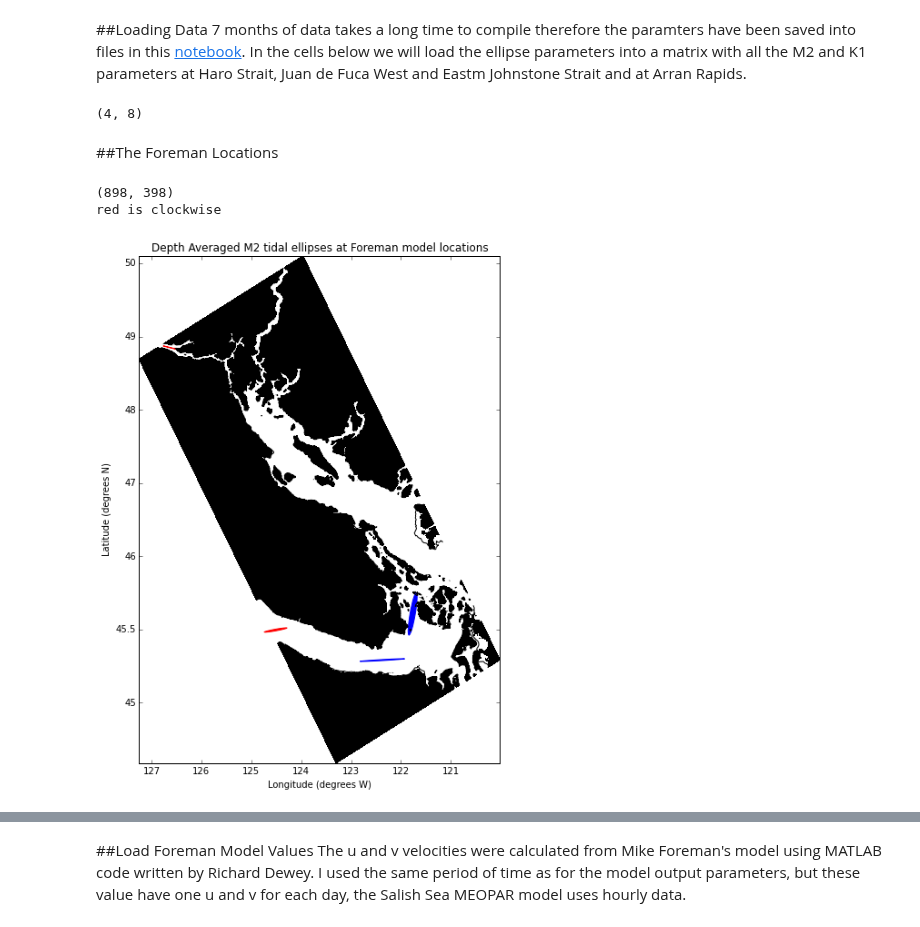
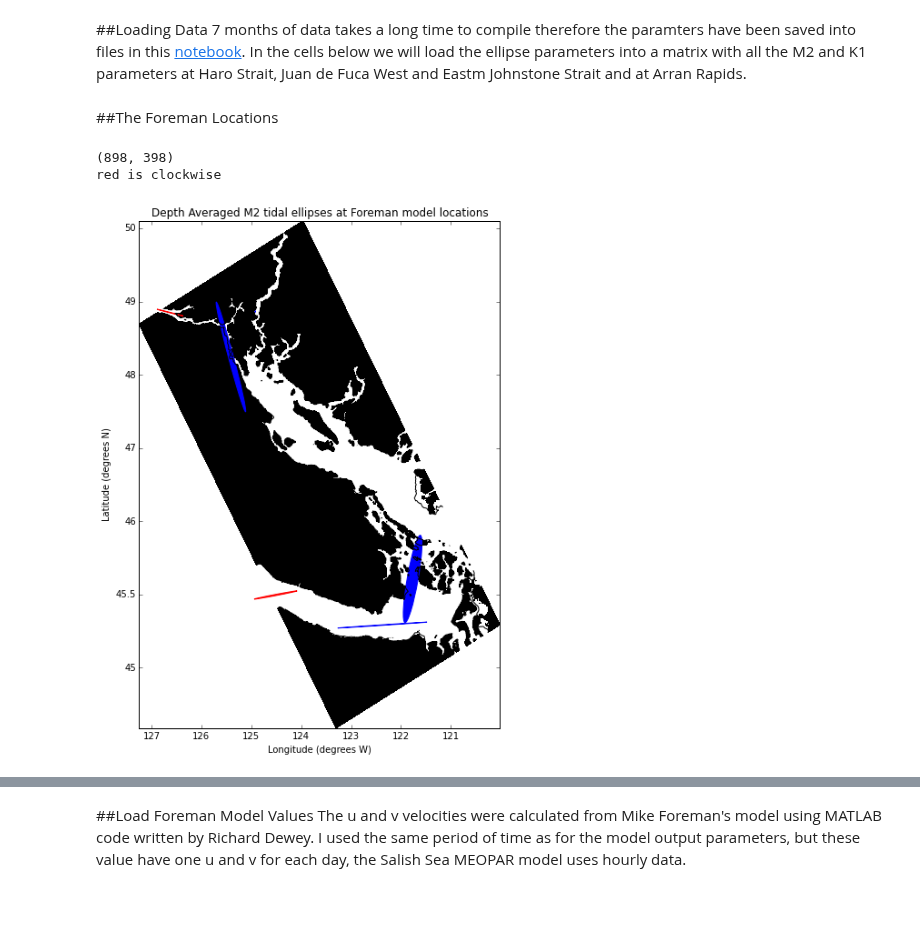
Before and after one commit to SalishSeaCast/analysis, a Jupyter notebook: Muriel/EllipsesCompaisonswithForemanModel.ipynb, the cells around one changed output, grey strips where cells are left out. Drawn from its saved outputs; the diff is of its cells as text; code cells hidden in the pictures.

```diff
--- a/Muriel/EllipsesCompaisonswithForemanModel.ipynb
+++ b/Muriel/EllipsesCompaisonswithForemanModel.ipynb
@@ -29,28 +29,24 @@ bathy = grid_B.variables['Bathymetry'][:,:]
 7 months of data takes a long time to compile therefore the paramters have been saved into files in this [notebook](http://nbviewer.ipython.org/urls/bitbucket.org/salishsea/analysis/raw/tip/Muriel/SaveTidalParameters.ipynb). In the cells below we will load the ellipse parameters into a matrix with all the M2 and K1 parameters at Haro Strait, Juan de Fuca West and Eastm Johnstone Strait and at Arran Rapids.
 # %%
 to = datetime.datetime(2014,11,26)
-tf = datetime.datetime(2015, 6, 24)
+tf = datetime.datetime(2015, 6, 29)
 
 t_o = to.strftime('%d%b%y').lower()
 t_f = tf.strftime('%d%b%y').lower()
 
-loc = ['JuanW', 'JuanE', 'Haro', 'JS']
-count = np.arange(0,5)
-params = np.zeros((4,39,5))
-params_av = np.zeros((4,8))
+loc = ['JuanW', 'JuanE', 'Haro','SN','AR', 'JS']
+count = np.arange(0,6)
+params = np.zeros((6,39,5))
+params_av = np.zeros((6,8))
 cols=np.arange(0,5)
 
 for i,j in zip(loc,count):
     runname1 = '{}_{}_{}'.format(t_o, t_f, i)
-    runname2 = '{}_{}_{}_depav(20-200)'.format(t_o, t_f, i)
+    runname2 = '{}_{}_{}_depav(0-400)'.format(t_o, t_f, i)
     df1 = pd.read_csv(runname1+'.csv', usecols=cols)
     df2 = pd.read_csv(runname2+'.csv', index_col=False)
     params[j,:,:] = df1.as_matrix()
     params_av[j,:] = df2.as_matrix()
-# %%
-print params_av.shape
-# %% [output]
-(4, 8)
 # %% [markdown]
 ##The Foreman Locations
 # %%
@@ -66,6 +62,14 @@ jJW=408
 iJE = 151
 jJE = 275
 
+#Seymour Narrows -- NOTE = Modified location to enable the tidal ellipse analysis
+iSN = 119
+jSN = 772
+
+#Arran Rapids -- NOTE = Modified location to enable the tidal ellipse analysis
+iAR = 191
+jAR = 813
+
 #Johnstone Strait
 iJS = 58
 jJS = 885
@@ -87,14 +91,13 @@ for q in np.arange(jmin-ex,jmax+ex):
     for l in np.arange(imin-ex,imax+ex):
         k[q,l] = q*np.cos(phi*np.pi/180.)+l*np.sin(phi*np.pi/180.)
         m[q,l] = -q*np.sin(phi*np.pi/180.)+l*np.cos(phi*np.pi/180.)
-scale = 100
-dep=10
+scale = 200
 
 #Making the ellipse for the Central node
 
-count = np.arange(0,4)
-i = (iJW, iJE, iH, iJS)
-j = (jJW, jJE, jH, jJS)
+count = np.arange(0,6)
+i = (iJW, iJE, iH, iSN, iAR, iJS)
+j = (jJW, jJE, jH, jSN, jAR, jJS)
 
 for loc, i, j in zip(count, i ,j):
     if params_av[loc,1] > 0:
@@ -112,34 +115,34 @@ for loc, i, j in zip(count, i ,j):
 slope = (lats[jmax,imax]-lats[jmin,imin])/(k[jmax,imax]-k[jmin,imin])
 mylist = (k[jmax,imax]+(np.arange(44, 50, 0.5)-
                            lats[jmin,imin])/slope).tolist()
 labels = ['44.5','45','45.5','46','47','48', '49','50']
 ax.set_yticks(mylist)
 ax.set_yticklabels(labels)
 ax.set_ylabel('Latitude (degrees N)')
 # x-axis in m, but labelled in longitude
 #ax.set_xlim(100,120)
 slope = (lons[jmax,imax]-lons[jmin,imin])/(m[jmax,imax]-m[jmin,imin])
 mylist = (m[jmax,imax]+(np.arange(-127,-120.5,1)-
                         lons[jmin,imin])/slope).tolist()
 labels = ['127','126','125','124','123','122','121', '120']
 ax.set_xticks(mylist)
 ax.set_xticklabels(labels)
 ax.set_xlabel('Longitude (degrees W)')
 print bathy.data.shape
 
 # land, and 5 m contour
 contour_interval = [-0.01, 0.01]
 ax.contourf(m[jmin-ex:jmax+ex,imin-ex:imax+ex],k[jmin-ex:jmax+ex,imin-ex:imax+ex],
         bathy.data[jmin-ex:jmax+ex,imin-ex:imax+ex],contour_interval,colors='black')
 ax.contour(m[jmin-ex:jmax+ex,imin-ex:imax+ex],k[jmin-ex:jmax+ex,imin-ex:imax+ex],
             bathy.data[jmin-ex:jmax+ex,imin-ex:imax+ex],[5],colors='black')
 ax.set_title('Depth Averaged M2 tidal ellipses at Foreman model locations')
 
 print "red is clockwise"
 # %% [output]
 (898, 398)
 red is clockwise
-[figure, old version]
+[figure, new version]
 # %%
 fig = plt.figure(figsize=(10.5,10.5))
 ax = fig.add_subplot(111)
```
Also changed, not shown: parts of 10 cells of this notebook.
